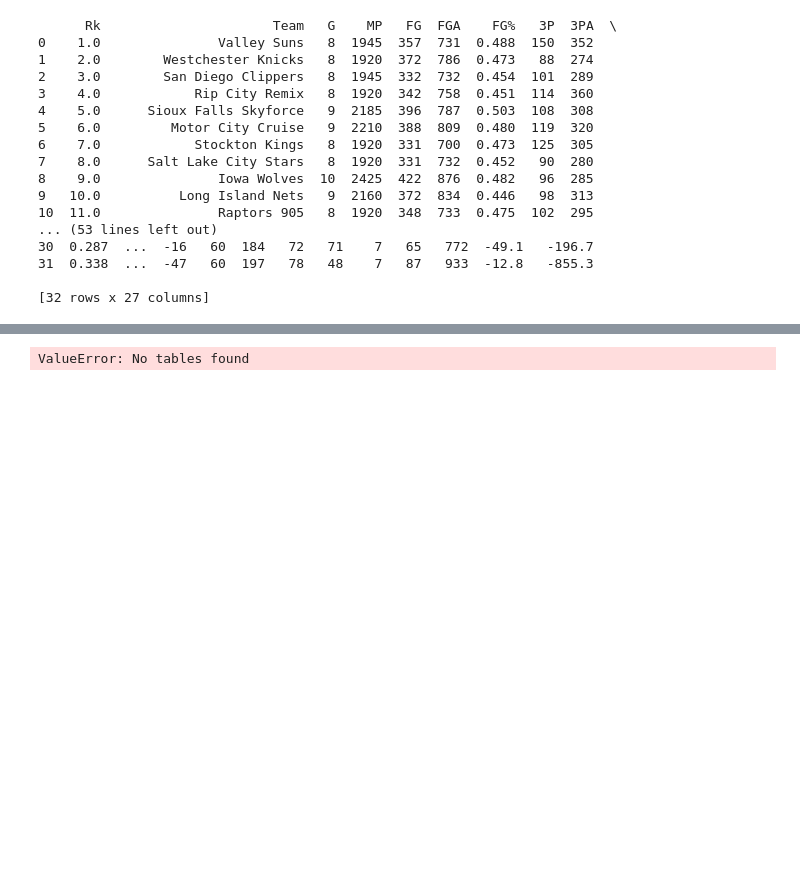
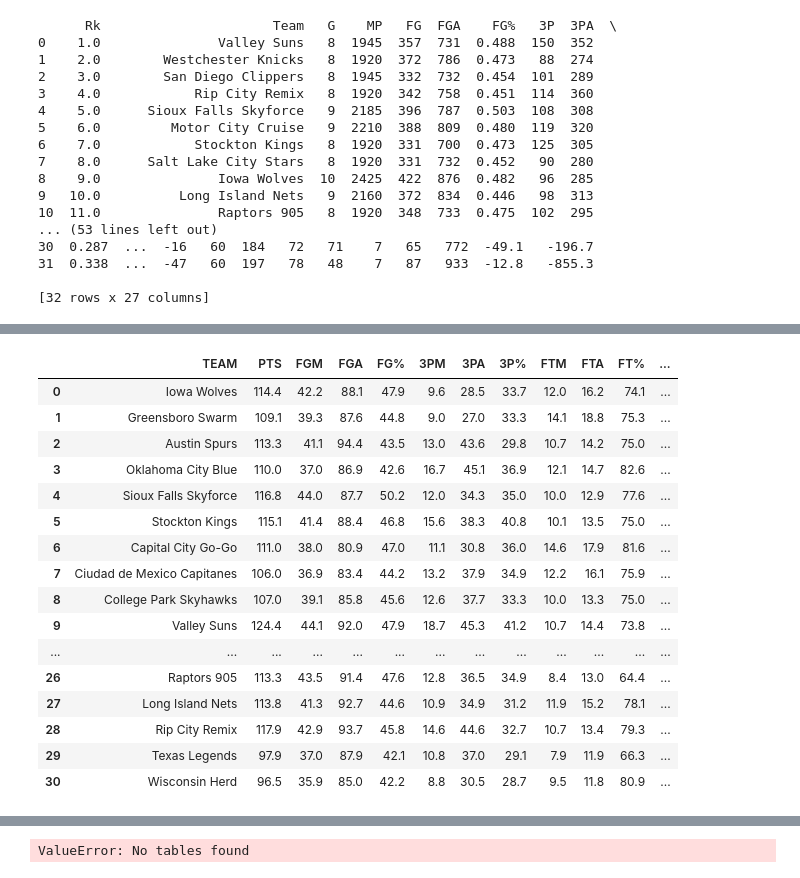
Before and after one commit to FHaddad99/Raptors_905, a Jupyter notebook: Raptors 905 Stats.ipynb, the cells around one changed output, grey strips where cells are left out. Saved outputs shown, nothing was run; the diff lists cells and outputs as text; code cells hidden in the pictures; blank space fills up the shorter version.

```diff
--- a/Raptors 905 Stats.ipynb
+++ b/Raptors 905 Stats.ipynb
@@ -1215,0 +1634,74 @@ driver.quit()
+# %%
+from selenium import webdriver
+from selenium.webdriver.chrome.service import Service
+from selenium.webdriver.common.by import By
+from selenium.webdriver.chrome.options import Options
+import pandas as pd
+import time
+
+# Set up pandas display options
+pd.set_option('display.max_columns', None)  # Show all columns
+pd.set_option('display.max_rows', None)     # Show all rows
+pd.set_option('display.expand_frame_repr', False)  # Prevent line breaks in the middle of the table
+
+# Set up Selenium WebDriver
+service = Service(r"C:\Users\PC\OneDrive\Documents\GitHub\chromedriver-win64\chromedriver.exe")  # Update with your path to chromedriver
+options = Options()
+options.add_argument('--headless')  # Run in headless mode
+options.add_argument('--disable-gpu')
+options.add_argument('--start-maximized')
+
+driver = webdriver.Chrome(service=service, options=options)
+
+# URL of the webpage to scrape
+url = "https://stats.gleague.nba.com/teams/traditional/?sort=W_PCT&dir=-1"
+
+# Load the webpage
+driver.get(url)
+
+# Allow time for JavaScript to load
+time.sleep(10)  # Adjust the time as per your internet speed and website response time
+
+# Locate the table
+table_xpath = '//div[contains(@class, "nba-stat-table__overflow")]/table'
+table_element = driver.find_element(By.XPATH, table_xpath)
+
+# Extract the table data
+table_html = table_element.get_attribute('outerHTML')
+
+# Convert the table HTML into a pandas DataFrame
+team_stats = pd.read_html(table_html)[0]
+
+# Quit the driver
+driver.quit()
+
+# Drop the specified columns
+columns_to_drop = [
+    'Unnamed: 0', 'GP', 'W', 'L', 'WIN%', 'MIN', 'GP RANK', 'W RANK', 'L RANK', 'WIN% RANK', 'MIN RANK', 'PTS RANK',
+    'FGM RANK', 'FGA RANK', 'FG% RANK', '3PM RANK', '3PA RANK', '3P% RANK',
+    'FTM RANK', 'FTA RANK', 'FT% RANK', 'OREB RANK', 'DREB RANK',
+    'REB RANK', 'AST RANK', 'TOV RANK', 'STL RANK', 'BLK RANK', 'BLKA RANK',
+    'PF RANK', 'PFD RANK', '+/- RANK'
+]
+team_stats = team_stats.drop(columns=[col for col in columns_to_drop if col in team_stats.columns])
+
+# Display the cleaned DataFrame
+team_stats
+# %% [output]
+|  | TEAM | PTS | FGM | FGA | FG% | 3PM | 3PA | 3P% | FTM | FTA | FT% | ... |
+| 0 | Iowa Wolves | 114.4 | 42.2 | 88.1 | 47.9 | 9.6 | 28.5 | 33.7 | 12.0 | 16.2 | 74.1 | ... |
+| 1 | Greensboro Swarm | 109.1 | 39.3 | 87.6 | 44.8 | 9.0 | 27.0 | 33.3 | 14.1 | 18.8 | 75.3 | ... |
+| 2 | Austin Spurs | 113.3 | 41.1 | 94.4 | 43.5 | 13.0 | 43.6 | 29.8 | 10.7 | 14.2 | 75.0 | ... |
+| 3 | Oklahoma City Blue | 110.0 | 37.0 | 86.9 | 42.6 | 16.7 | 45.1 | 36.9 | 12.1 | 14.7 | 82.6 | ... |
+| 4 | Sioux Falls Skyforce | 116.8 | 44.0 | 87.7 | 50.2 | 12.0 | 34.3 | 35.0 | 10.0 | 12.9 | 77.6 | ... |
+| 5 | Stockton Kings | 115.1 | 41.4 | 88.4 | 46.8 | 15.6 | 38.3 | 40.8 | 10.1 | 13.5 | 75.0 | ... |
+| 6 | Capital City Go-Go | 111.0 | 38.0 | 80.9 | 47.0 | 11.1 | 30.8 | 36.0 | 14.6 | 17.9 | 81.6 | ... |
+| 7 | Ciudad de Mexico Capitanes | 106.0 | 36.9 | 83.4 | 44.2 | 13.2 | 37.9 | 34.9 | 12.2 | 16.1 | 75.9 | ... |
+| 8 | College Park Skyhawks | 107.0 | 39.1 | 85.8 | 45.6 | 12.6 | 37.7 | 33.3 | 10.0 | 13.3 | 75.0 | ... |
+| 9 | Valley Suns | 124.4 | 44.1 | 92.0 | 47.9 | 18.7 | 45.3 | 41.2 | 10.7 | 14.4 | 73.8 | ... |
+| ... | ... | ... | ... | ... | ... | ... | ... | ... | ... | ... | ... | ... |
+| 26 | Raptors 905 | 113.3 | 43.5 | 91.4 | 47.6 | 12.8 | 36.5 | 34.9 | 8.4 | 13.0 | 64.4 | ... |
+| 27 | Long Island Nets | 113.8 | 41.3 | 92.7 | 44.6 | 10.9 | 34.9 | 31.2 | 11.9 | 15.2 | 78.1 | ... |
+| 28 | Rip City Remix | 117.9 | 42.9 | 93.7 | 45.8 | 14.6 | 44.6 | 32.7 | 10.7 | 13.4 | 79.3 | ... |
+| 29 | Texas Legends | 97.9 | 37.0 | 87.9 | 42.1 | 10.8 | 37.0 | 29.1 | 7.9 | 11.9 | 66.3 | ... |
+| 30 | Wisconsin Herd | 96.5 | 35.9 | 85.0 | 42.2 | 8.8 | 30.5 | 28.7 | 9.5 | 11.8 | 80.9 | ... |
```
Also changed, not shown: parts of 7 cells of this notebook.
